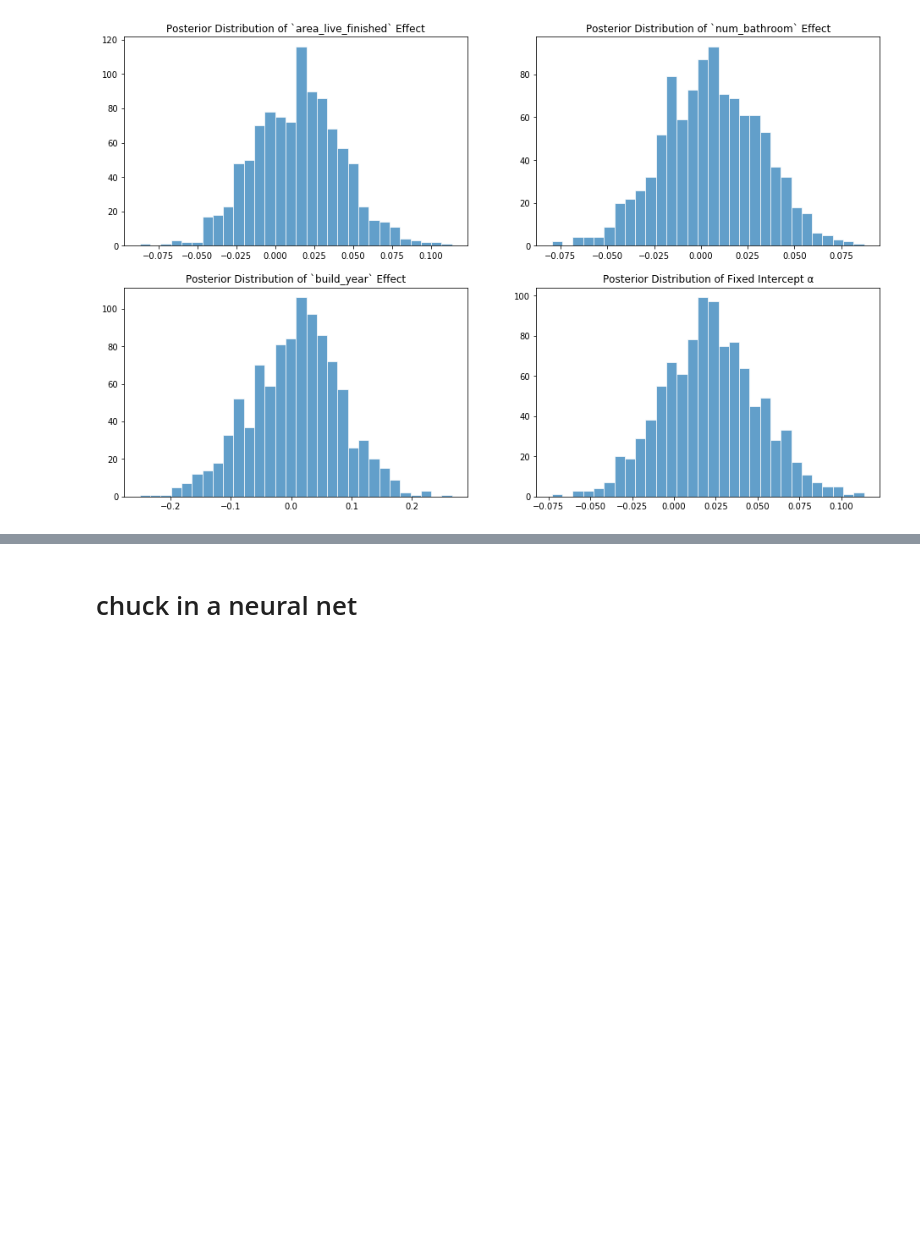
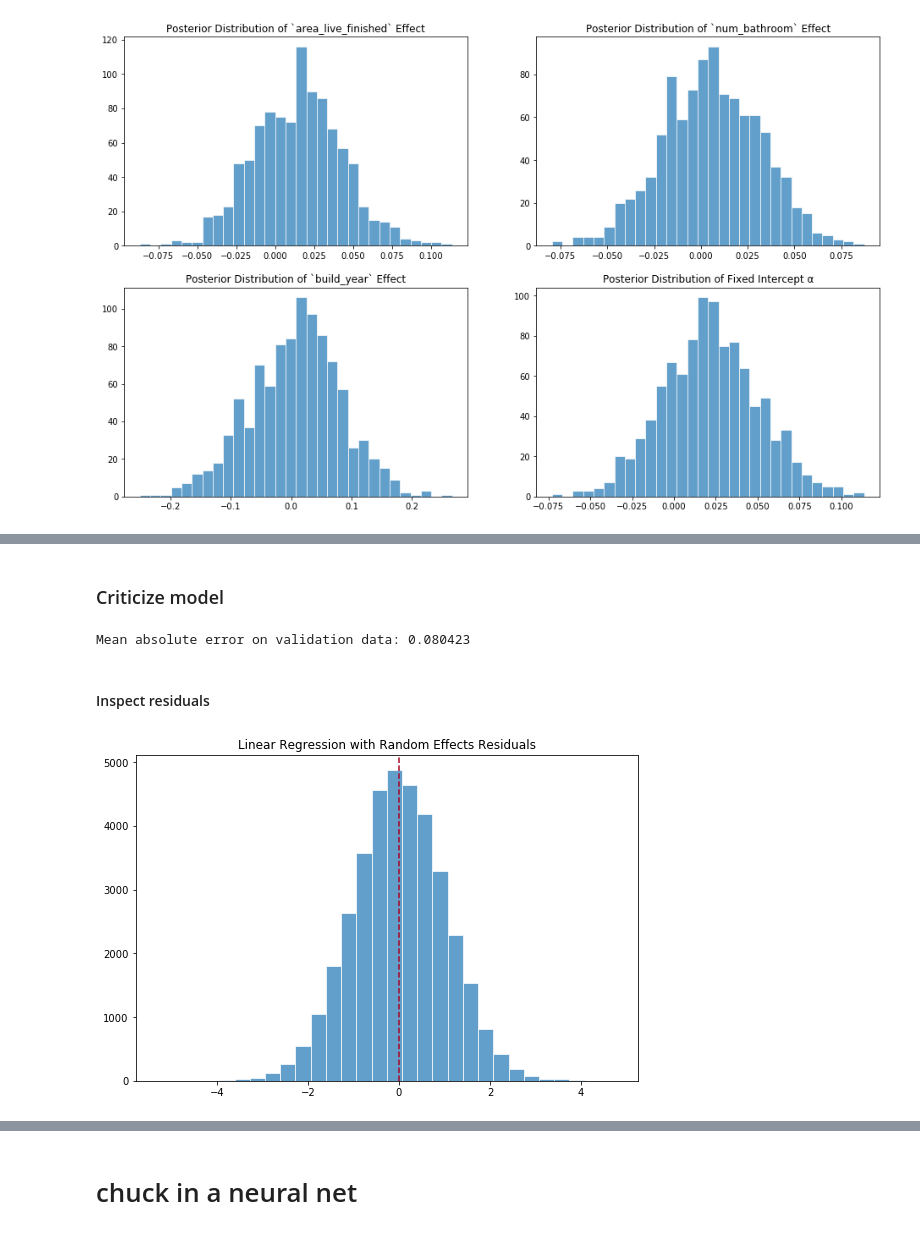
Before and after one commit to cavaunpeu/random-effects-neural-networks, a Jupyter notebook: zillow.ipynb, the cells around one changed output, grey strips where cells are left out. Saved outputs shown, nothing was run; the diff lists cells and outputs as text; code cells hidden in the pictures; blank space fills up the shorter version.

Commit message:
add "bayesian linear regression with random effects" section

```diff
--- a/zillow.ipynb
+++ b/zillow.ipynb
@@ -322,27 +332,23 @@ n_zip_codes = len(set(zip_codes))
 # %%
-# random effects placeholders
+n_zip_codes = len(set(zip_codes))
+
+# random-effect placeholder
 zip_codes_ph = tf.placeholder(tf.int32, [None])
 
-# random effects weights
+# random-effect parameter
 σ_zip_code = tf.sqrt(tf.exp(tf.Variable(tf.random_normal([]))))
 α_zip_code = Normal(loc=tf.zeros(n_zip_codes), scale=σ_zip_code * tf.ones(n_zip_codes))
 
-β_fixed_effects = Normal(loc=tf.zeros(D), scale=tf.ones(D))
-α = Normal(loc=tf.zeros(1), scale=tf.ones(1))
+# β_fixed_effects = Normal(loc=tf.zeros(D), scale=tf.ones(D))
+# α = Normal(loc=tf.zeros(1), scale=tf.ones(1))
 
 # model
-μ_y = ed.dot(fixed_effects, β_fixed_effects) + α + tf.gather(α_zip_code, zip_codes_ph)
+random_effects = tf.gather(α_zip_code, zip_codes_ph)
+μ_y = α + random_effects + ed.dot(fixed_effects, β_fixed_effects)
 y = Normal(loc=μ_y, scale=tf.ones(N))
+
+# approximate random-effect distribution
+qα_zip_code = Normal(
+    loc=tf.Variable(tf.random_normal([n_zip_codes])),
+    scale=tf.nn.softplus(tf.Variable(tf.random_normal([n_zip_codes])))
+)
-# %%
-qβ_fixed_effects = Normal(
-    loc=tf.Variable(tf.random_normal([D])),
-    scale=tf.nn.softplus(tf.Variable(tf.random_normal([D])))
-)
-qα = Normal(
-    loc=tf.Variable(tf.random_normal([1])),
-    scale=tf.nn.softplus(tf.Variable(tf.random_normal([1])))
-)
-qα_zip_code = Normal(
-    loc=tf.Variable(tf.random_normal([n_zip_codes])),
-    scale=tf.nn.softplus(tf.Variable(tf.random_normal([n_zip_codes])))
-)
@@ -360,3 +367,5 @@ inference.run(n_samples=5, n_iter=250)
+# %% [markdown]
+### Criticize model
 # %%
 param_posteriors = {
     β_fixed_effects: qβ_fixed_effects.mean(),
@@ -373,4 +380,10 @@ y_posterior_preds = y_posterior.eval(feed_dict=X_val_feed_dict)
 # %%
 compute_mean_absolute_error(y_posterior, X_val_feed_dict)
+# %% [output]
+Mean absolute error on validation data: 0.080423
+# %% [markdown]
+#### Inspect residuals
 # %%
-plot_residuals(y_posterior, X_val_feed_dict, title='Random Effects Linear Model Residuals')
+plot_residuals(y_posterior, X_val_feed_dict, title='Linear Regression with Random Effects Residuals')
+# %% [output]
+[figure, added]
```
Also changed, not shown: parts of 17 cells of this notebook.
